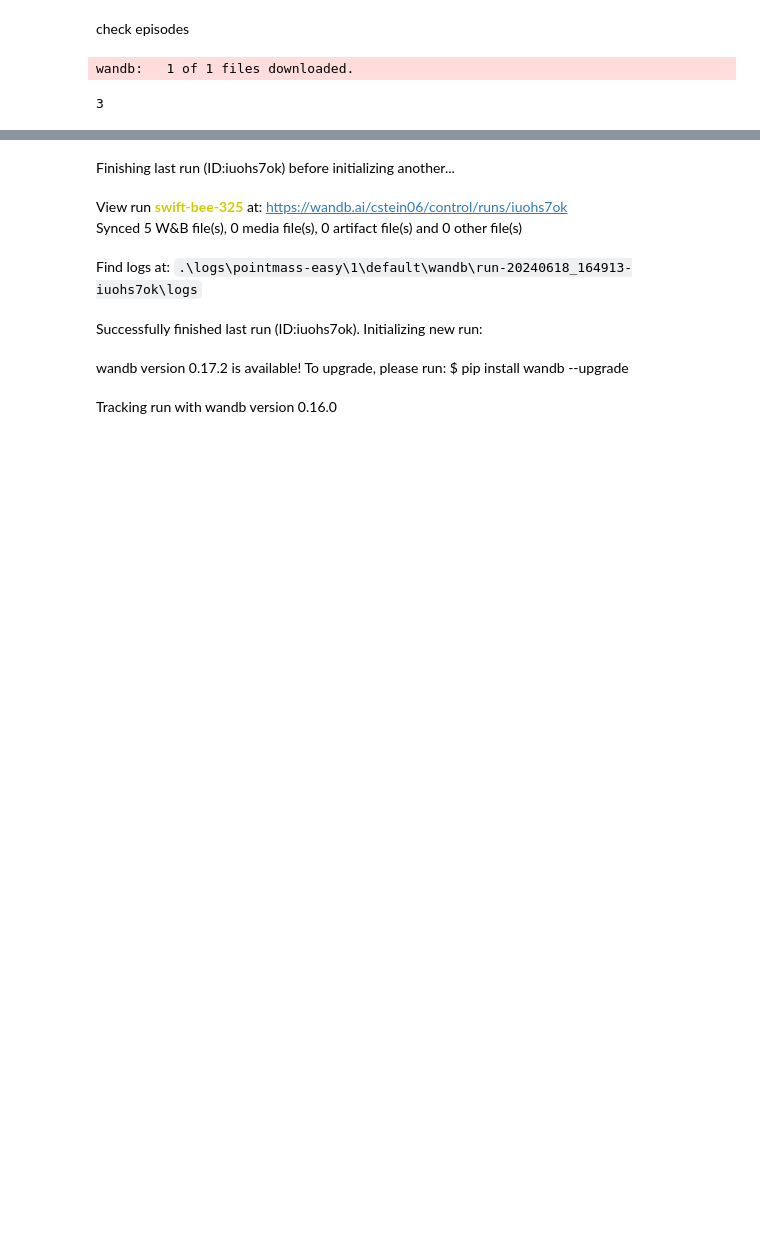
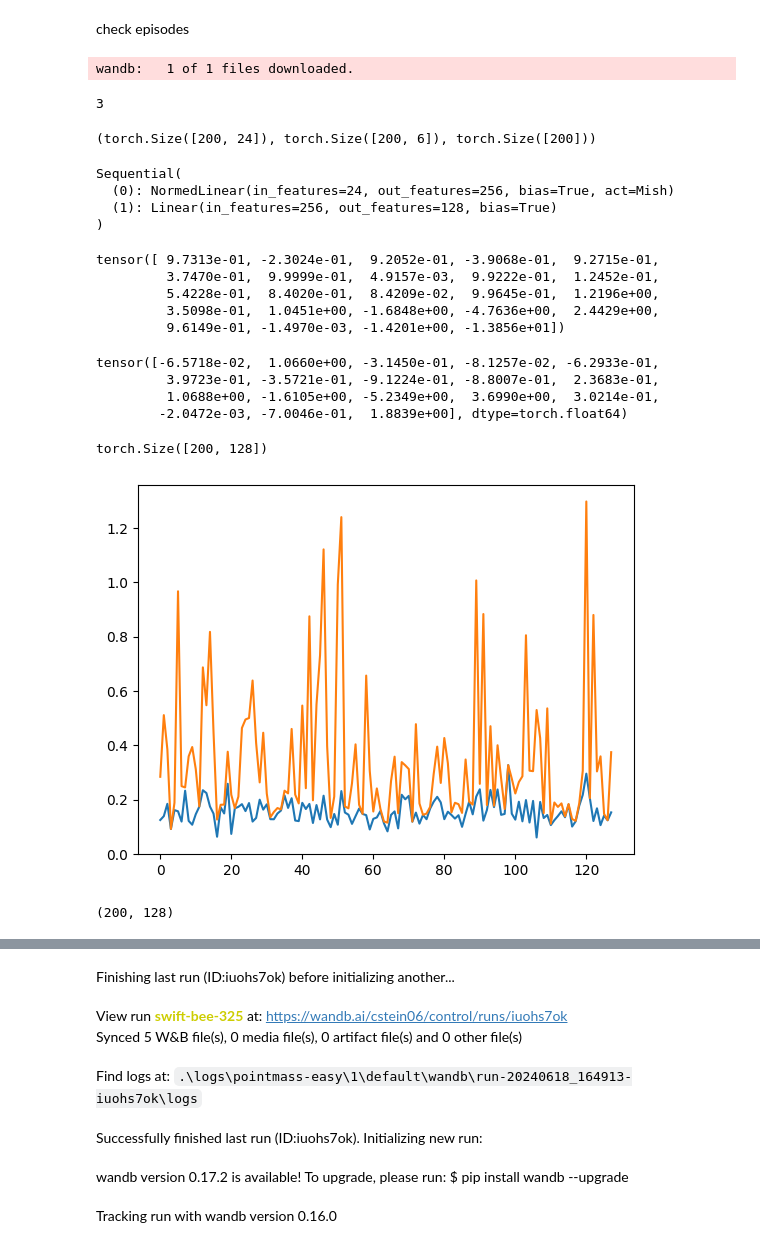
Before and after one commit to cstein06/tdmpc2, a Jupyter notebook: tdmpc2/test.ipynb, the cells around one changed output, grey strips where cells are left out. Drawn from its saved outputs; the diff is of its cells as text; code cells hidden in the pictures; blank space fills up the shorter version.

```diff
--- a/tdmpc2/test.ipynb
+++ b/tdmpc2/test.ipynb
@@ -93,3 +182,48 @@ epis = torch.load(artifact_path + "\\log_episodes.npy")
 len(epis)
 # %% [output]
 3
+# %%
+epis[0]["obs"].shape, epis[0]["action"].shape, epis[0]["reward"].shape
+# %% [output]
+(torch.Size([200, 24]), torch.Size([200, 6]), torch.Size([200]))
+# %%
+trainer.agent.model._encoder['state']
+# %% [output]
+Sequential(
+  (0): NormedLinear(in_features=24, out_features=256, bias=True, act=Mish)
+  (1): Linear(in_features=256, out_features=128, bias=True)
+)
+# %%
+epis[0]["obs"][30]
+# %% [output]
+tensor([ 9.7313e-01, -2.3024e-01,  9.2052e-01, -3.9068e-01,  9.2715e-01,
+         3.7470e-01,  9.9999e-01,  4.9157e-03,  9.9222e-01,  1.2452e-01,
+         5.4228e-01,  8.4020e-01,  8.4209e-02,  9.9645e-01,  1.2196e+00,
+         3.5098e-01,  1.0451e+00, -1.6848e+00, -4.7636e+00,  2.4429e+00,
+         9.6149e-01, -1.4970e-03, -1.4201e+00, -1.3856e+01])
+# %%
+epis[0]["state"][30]
+# %% [output]
+tensor([-6.5718e-02,  1.0660e+00, -3.1450e-01, -8.1257e-02, -6.2933e-01,
+         3.9723e-01, -3.5721e-01, -9.1224e-01, -8.8007e-01,  2.3683e-01,
+         1.0688e+00, -1.6105e+00, -5.2349e+00,  3.6990e+00,  3.0214e-01,
+        -2.0472e-03, -7.0046e-01,  1.8839e+00], dtype=torch.float64)
+# %%
+zs = trainer.agent.model._encoder['state'](epis[0]["obs"].to(cfg.device))
+zs_np = zs.detach().cpu().numpy()
+zs.shape
+# %% [output]
+torch.Size([200, 128])
+# %%
+plt.plot(zs_np.std(0));
+plt.plot(np.sqrt((zs_np**2).mean(0)));
+# %% [output]
+[figure, added]
+# %%
+# deviation for epis with and without perturbation
+a = epis[0]["action"].to("cuda")
+zin = torch.cat([zs, a], dim=-1)
+zpred_fm = trainer.agent.model._dynamics(zin).detach().cpu().numpy()[:,:128]
+zpred_fm.shape
+# %% [output]
+(200, 128)
```
Also changed, not shown: parts of 67 cells of this notebook, 8 other files.
